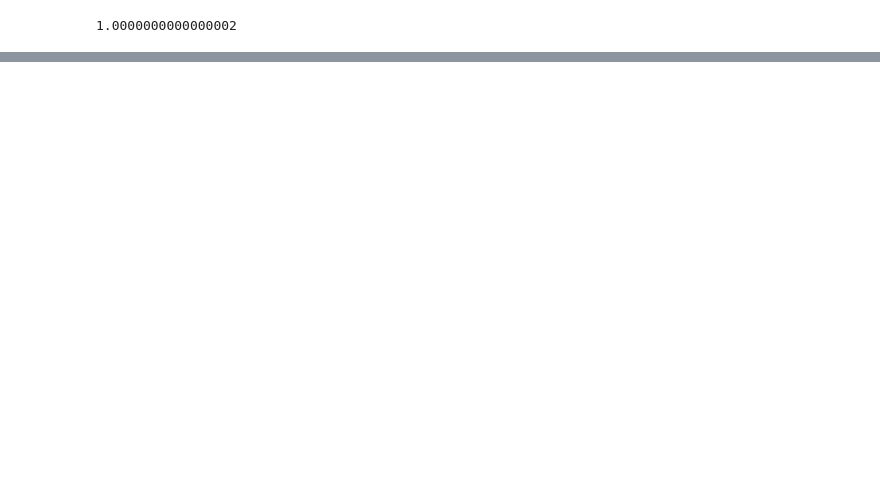
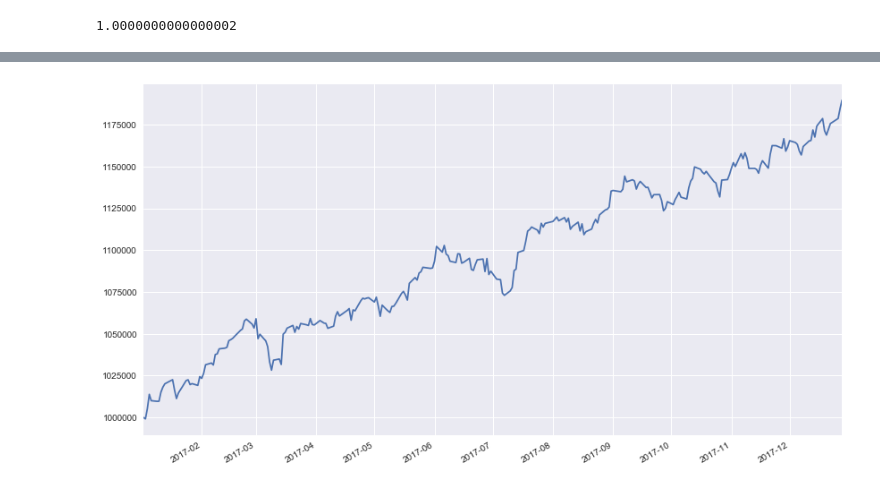
Before and after one commit to lambdaclass/options_backtester, a Jupyter notebook: backtester/examples/merged_bt_example.ipynb, the cells around one changed output, grey strips where cells are left out. Saved outputs shown, nothing was run; the diff lists cells and outputs as text; code cells hidden in the pictures; blank space fills up the shorter version.

```diff
--- a/backtester/examples/merged_bt_example.ipynb
+++ b/backtester/examples/merged_bt_example.ipynb
@@ -87,0 +181,4 @@ Total time elapsed: 00:00:04
+# %%
+bt.balance['total capital'].plot();
+# %% [output]
+[figure, added]
```
Also changed, not shown: parts of 45 cells of this notebook, 1 other file.
